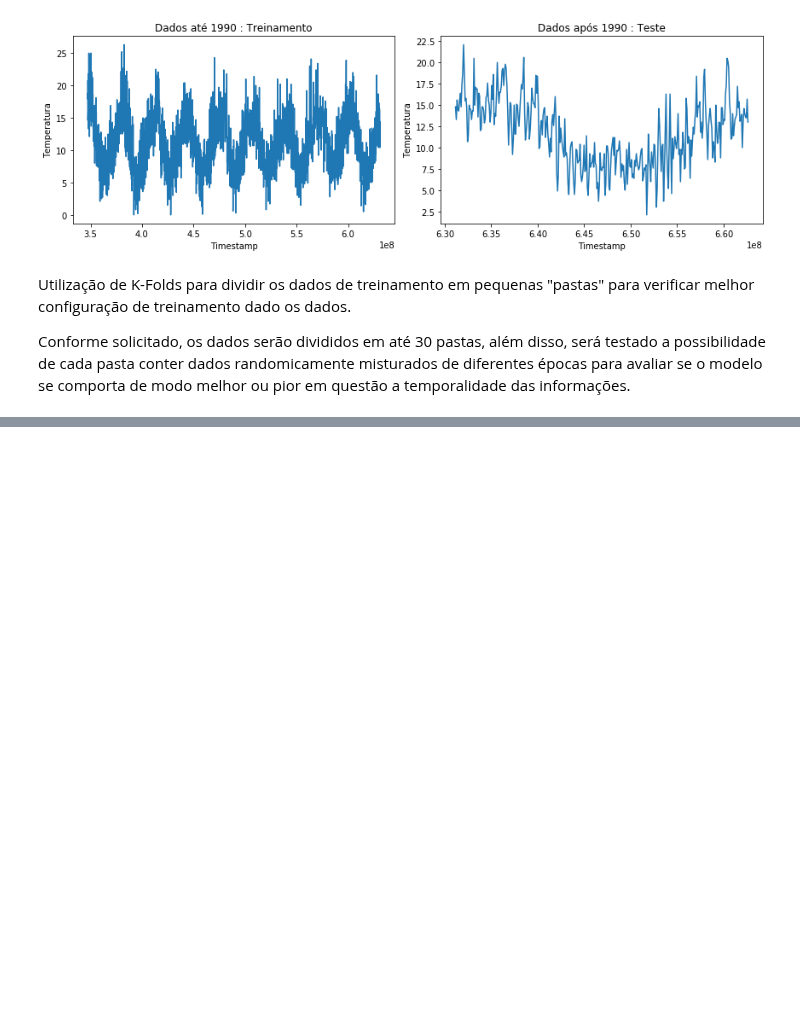
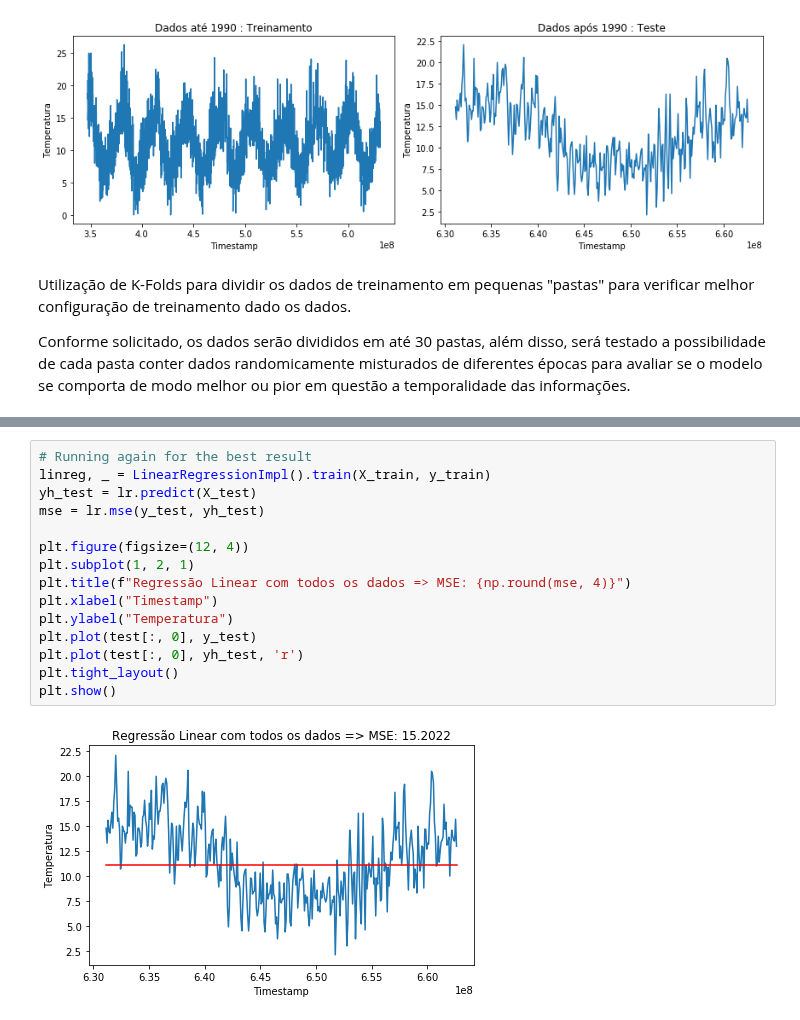
Before and after one commit to rdenadai/ia006c, a Jupyter notebook: notebooks/EFC01.ipynb, the cells around one changed output, grey strips where cells are left out. Cells and saved outputs as stored; diff of their text form; blank space fills up the shorter version.

```diff
--- a/notebooks/EFC01.ipynb
+++ b/notebooks/EFC01.ipynb
@@ -478,0 +497,17 @@ J:  33.755555555555546
+# %%
+# Running again for the best result
+linreg, _ = LinearRegressionImpl().train(X_train, y_train)
+yh_test = lr.predict(X_test)
+mse = lr.mse(y_test, yh_test)
+
+plt.figure(figsize=(12, 4))
+plt.subplot(1, 2, 1)
+plt.title(f"Regressão Linear com todos os dados => MSE: {np.round(mse, 4)}")
+plt.xlabel("Timestamp")
+plt.ylabel("Temperatura")
+plt.plot(test[:, 0], y_test)
+plt.plot(test[:, 0], yh_test, 'r')
+plt.tight_layout()
+plt.show()
+# %% [output]
+[figure, added]
```
Also changed, not shown: parts of 14 cells of this notebook.
